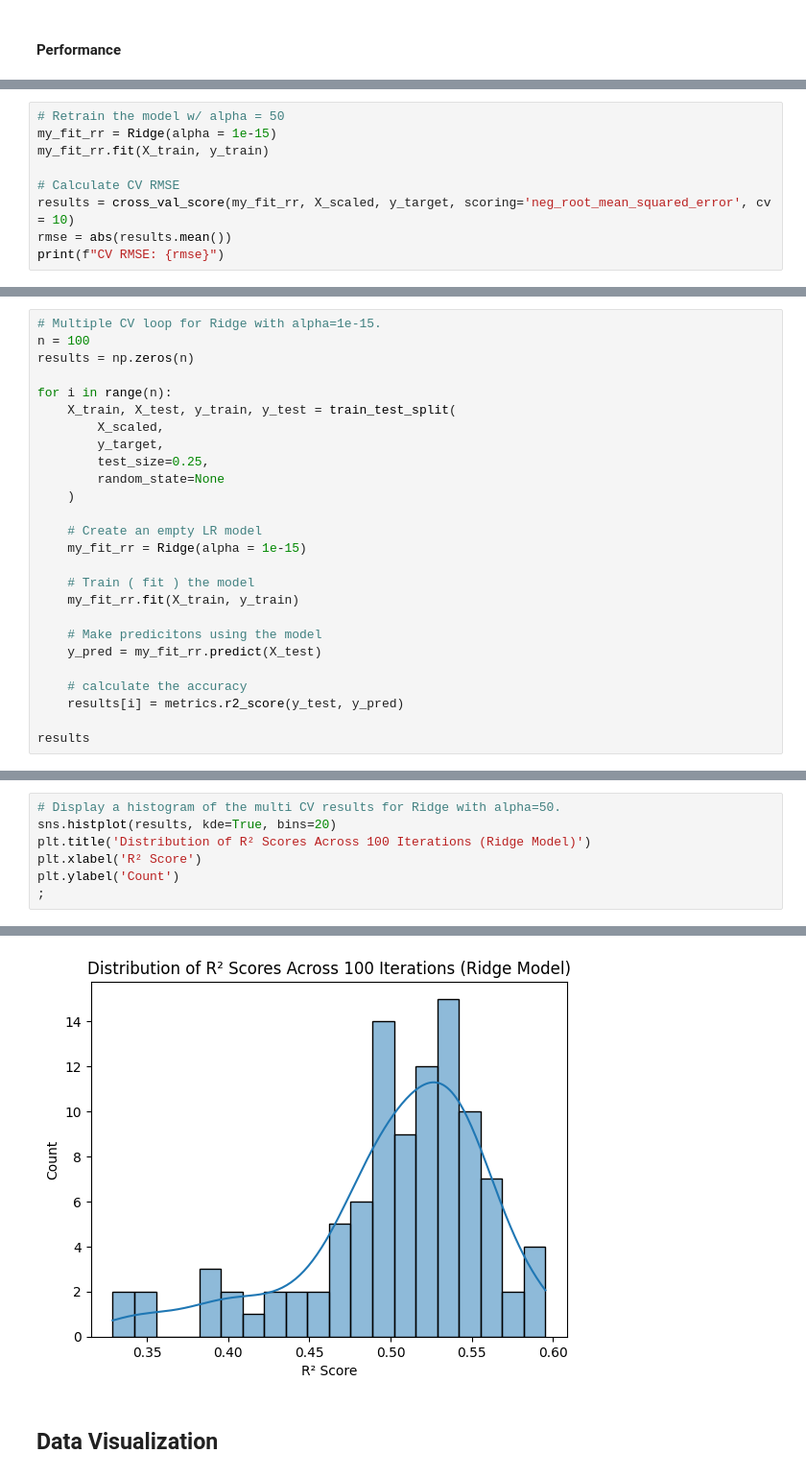
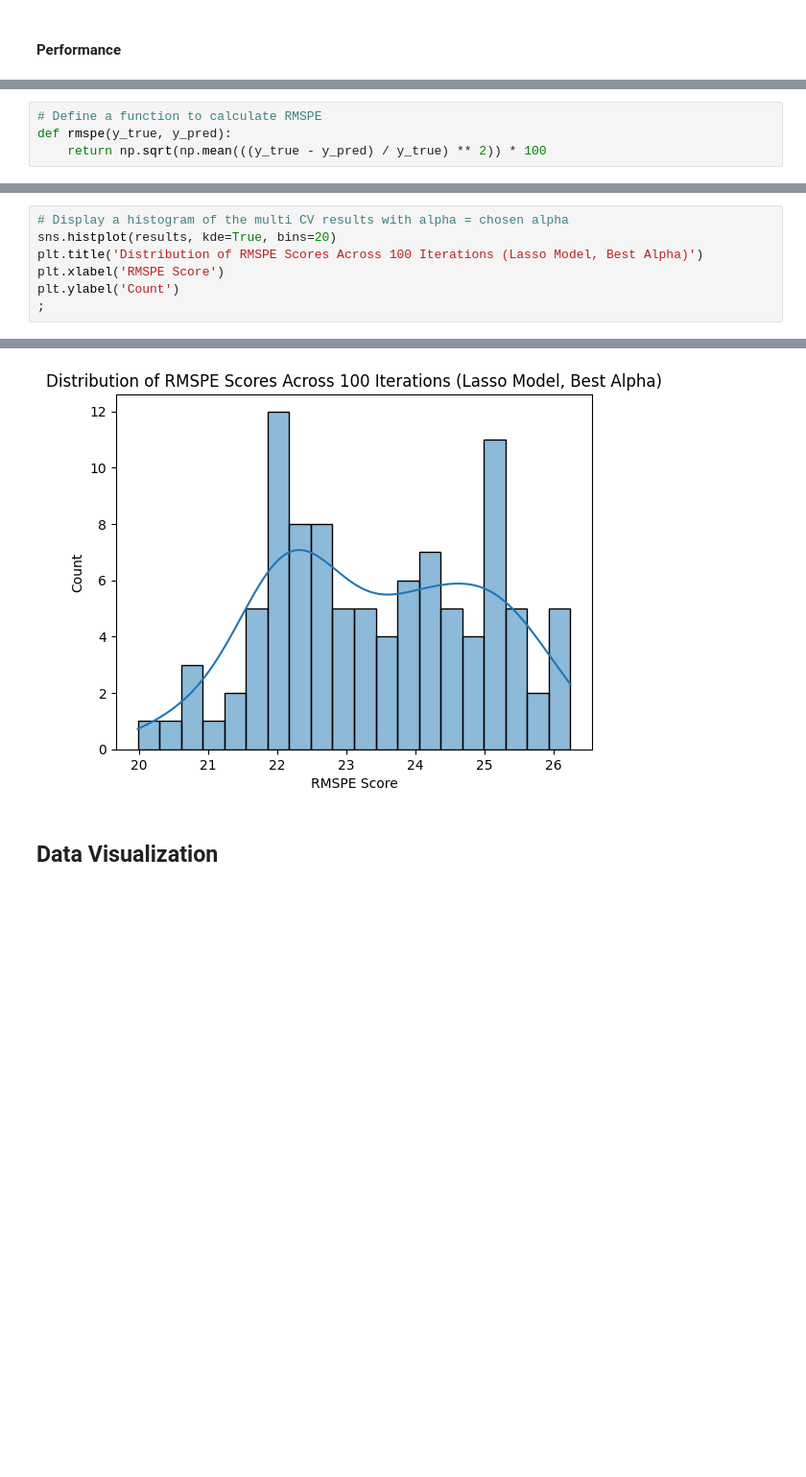
Before and after one commit to efitznm/Data-Science-Portfolio-C22, a Jupyter notebook: Modules/Module_2_Regression/Projects/Instructions/Project.2-Housing/Housing-Pass-13.ipynb, the cells around one changed output, grey strips where cells are left out. Shown at 96% size. Saved outputs shown, nothing was run; the diff lists cells and outputs as text; blank space fills up the shorter version.

```diff
--- a/Modules/Module_2_Regression/Projects/Instructions/Project.2-Housing/Housing-Pass-13.ipynb
+++ b/Modules/Module_2_Regression/Projects/Instructions/Project.2-Housing/Housing-Pass-13.ipynb
@@ -654,9 +634,0 @@ results_df.sort_values( by = ["Alpha"])["RMSE"].plot()
-# %%
-# Retrain the model w/ alpha = 50
-my_fit_rr = Ridge(alpha = 1e-15)
-my_fit_rr.fit(X_train, y_train)
-
-# Calculate CV RMSE
-results = cross_val_score(my_fit_rr, X_scaled, y_target, scoring='neg_root_mean_squared_error', cv = 10)
-rmse = abs(results.mean())
-print(f"CV RMSE: {rmse}")
@@ -665,26 +634,0 @@ CV RMSE: 57115.35937757189
-# %%
-# Multiple CV loop for Ridge with alpha=1e-15.
-n = 100
-results = np.zeros(n)
-
-for i in range(n):
-    X_train, X_test, y_train, y_test = train_test_split(
-        X_scaled,
-        y_target,
-        test_size=0.25,
-        random_state=None
-    )
-
-    # Create an empty LR model
-    my_fit_rr = Ridge(alpha = 1e-15)
-
-    # Train ( fit ) the model
-    my_fit_rr.fit(X_train, y_train)
-
-    # Make predicitons using the model
-    y_pred = my_fit_rr.predict(X_test)
-
-    # calculate the accuracy
-    results[i] = metrics.r2_score(y_test, y_pred)
-
-results
@@ -711,0 +635,4 @@ array([0.55053585, 0.41287231, 0.55273852, 0.54325043, 0.55507435,
+# %%
+# Define a function to calculate RMSPE
+def rmspe(y_true, y_pred):
+    return np.sqrt(np.mean(((y_true - y_pred) / y_true) ** 2)) * 100
@@ -712,13 +783,13 @@ array([0.55053585, 0.41287231, 0.55273852, 0.54325043, 0.55507435,
 # %%
-# Display a histogram of the multi CV results for Ridge with alpha=50.
+# Display a histogram of the multi CV results with alpha = chosen alpha
 sns.histplot(results, kde=True, bins=20)
-plt.title('Distribution of R² Scores Across 100 Iterations (Ridge Model)')
-plt.xlabel('R² Score')
+plt.title('Distribution of RMSPE Scores Across 100 Iterations (Lasso Model, Best Alpha)')
+plt.xlabel('RMSPE Score')
 plt.ylabel('Count')
 ;
 # %% [output]
 ''
-[figure, old version]
+[figure, new version]
 # %% [markdown]
 ## Data Visualization
 # %% [markdown]
```
Also changed, not shown: parts of 52 cells of this notebook.
